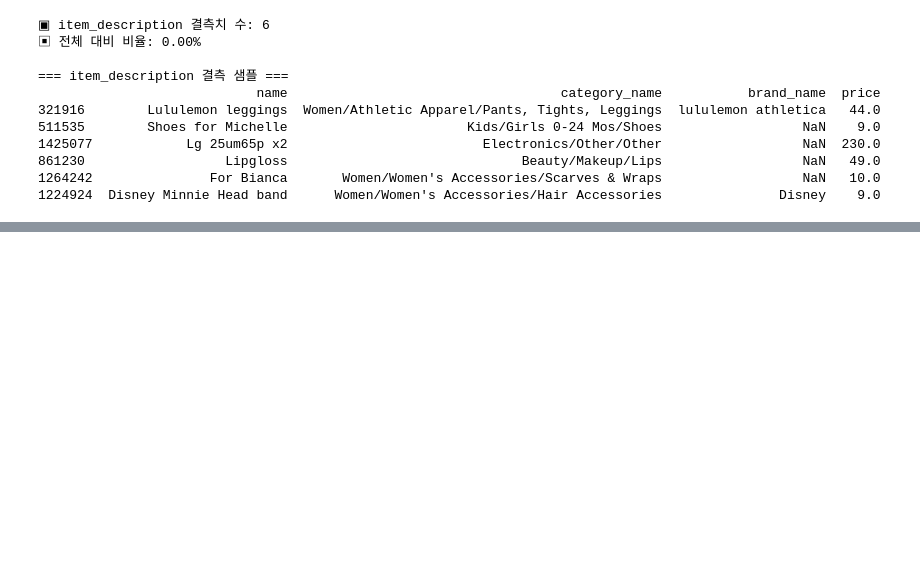
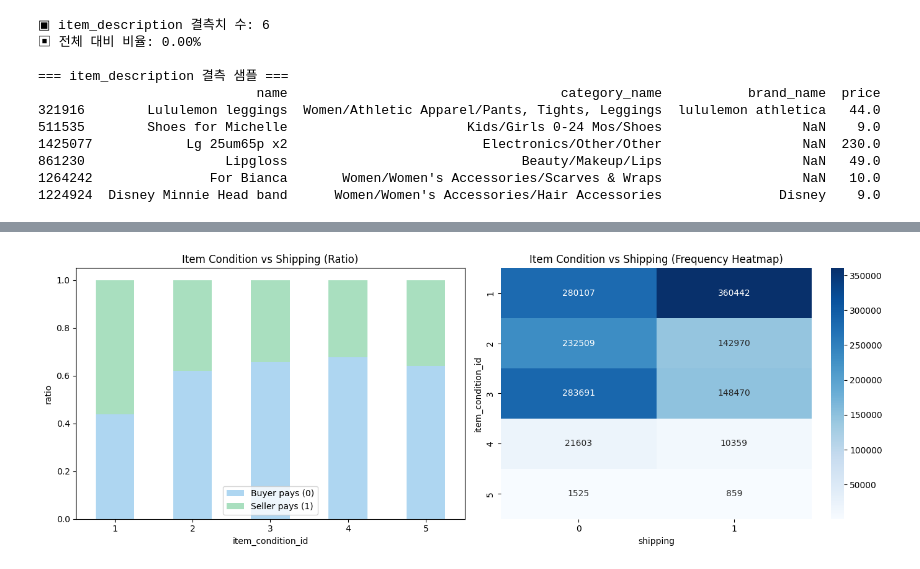
Before and after one commit to hoongg7755/404, a Jupyter notebook: dataton_project_train_v4.ipynb, the cells around one changed output, grey strips where cells are left out. Cells and saved outputs as stored; diff of their text form; code cells hidden in the pictures; blank space fills up the shorter version.

```diff
--- a/dataton_project_train_v4.ipynb
+++ b/dataton_project_train_v4.ipynb
@@ -348,0 +471,22 @@ train.head()
+# %%
+# 시각화
+fig, axes = plt.subplots(1, 2, figsize=(14, 5))
+
+# 1. 누적 막대그래프 - 컨디션별 shipping 비율 비교
+ct = pd.crosstab(train['item_condition_id'], train['shipping'], normalize='index')
+ct.plot(kind='bar', stacked=True, ax=axes[0], color=['#AED6F1', '#A9DFBF'])
+axes[0].set_title('Item Condition vs Shipping (Ratio)')
+axes[0].set_xlabel('item_condition_id')
+axes[0].set_ylabel('ratio')
+axes[0].legend(['Buyer pays (0)', 'Seller pays (1)'])
+axes[0].tick_params(axis='x', rotation=0)
+
+# 2. 히트맵 - 빈도수 기반
+ct_count = pd.crosstab(train['item_condition_id'], train['shipping'])
+sns.heatmap(ct_count, annot=True, fmt='d', cmap='Blues', ax=axes[1])
+axes[1].set_title('Item Condition vs Shipping (Frequency Heatmap)')
+
+plt.tight_layout()
+plt.show()
+# %% [output]
+[figure, added]
```
Also changed, not shown: parts of 41 cells of this notebook.
